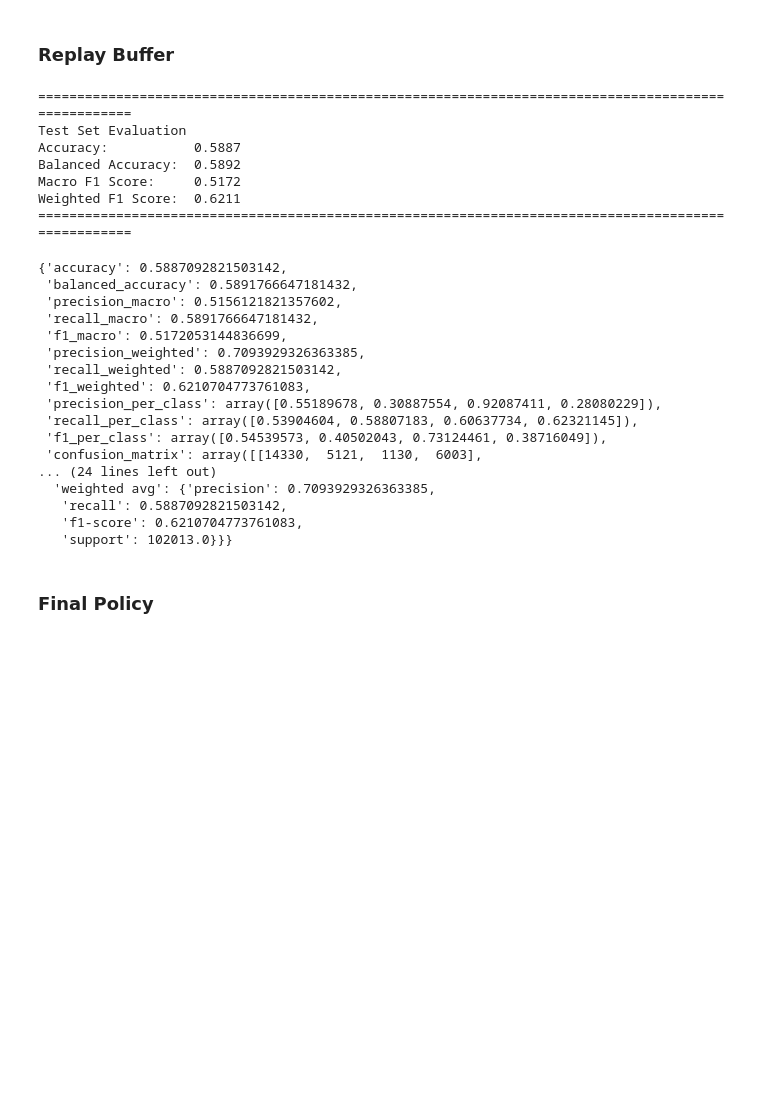
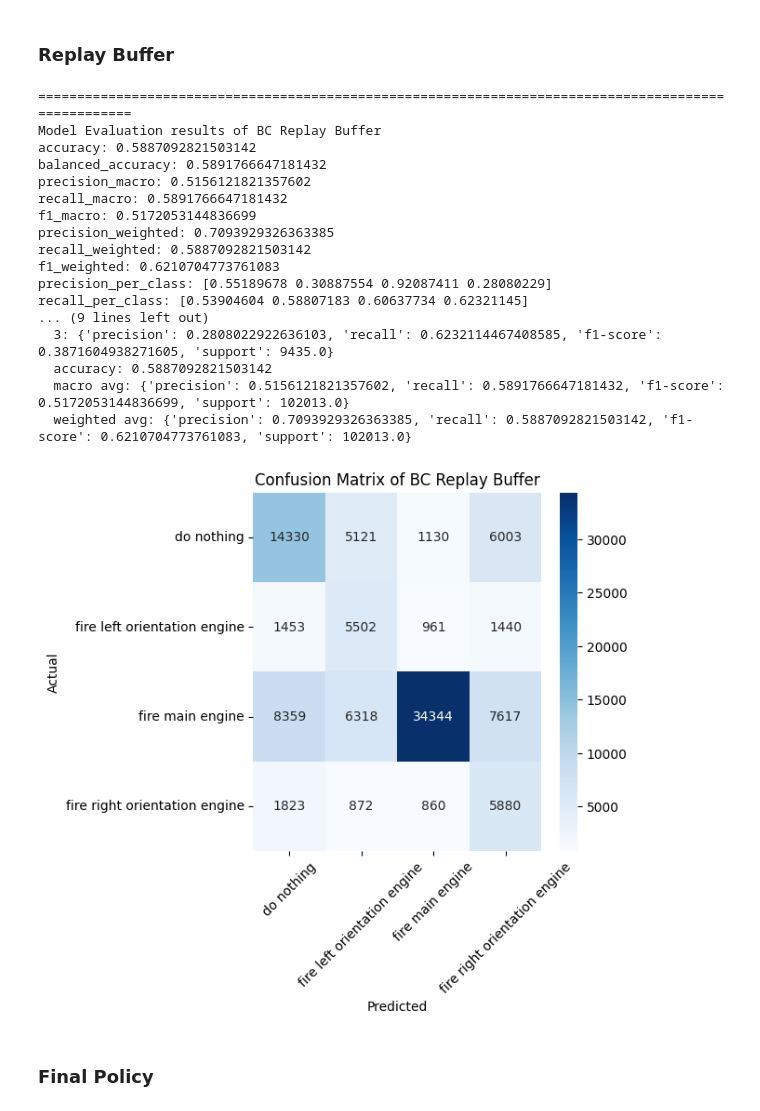
Before and after one commit to andonov16/Offline_RL_BSc_Thesis, a Jupyter notebook: notebooks/bc_evaluation.ipynb, the cells around one changed output. Saved outputs shown, nothing was run; the diff lists cells and outputs as text; code cells hidden in the pictures; blank space fills up the shorter version.

Commit message:
BC test evaluation setup and live environment evaluation implemented

```diff
--- a/notebooks/bc_evaluation.ipynb
+++ b/notebooks/bc_evaluation.ipynb
@@ -37,9 +54,12 @@ from sklearn.metrics import (
 # %%
+from typing import Tuple
+
+
 def evaluate_model_test_dataset(model: torch.nn.Module,
                                 device: torch.device,
                                 test_df: pd.DataFrame,
                                 norm_technique_script: NormalizationModule,
-                                selected_features: List[str]):
+                                selected_features: List[str]) -> Tuple[dict, np.array]:
     model.eval()
     model.to(device)
 
@@ -61,11 +81,9 @@ def evaluate_model_test_dataset(model: torch.nn.Module,
             all_preds.append(preds.cpu())
             all_labels.append(labels.cpu())
 
-    # Aggregate predictions and labels
     y_pred = torch.cat(all_preds).numpy()
     y_true = torch.cat(all_labels).numpy()
 
-    # === Compute metrics ===
     bal_acc = balanced_accuracy_score(y_true, y_pred)
     acc = accuracy_score(y_true, y_pred)
 
@@ -82,7 +100,6 @@ def evaluate_model_test_dataset(model: torch.nn.Module,
     cm = confusion_matrix(y_true, y_pred)
     class_report = classification_report(y_true, y_pred, output_dict=True, zero_division=0)
 
-    # === Package results ===
     results = {
         "accuracy": acc,
         "balanced_accuracy": bal_acc,
@@ -99,54 +116,46 @@ def evaluate_model_test_dataset(model: torch.nn.Module,
         "classification_report": class_report
     }
 
-    # Optional: pretty print key metrics
-    print("=" * 100)
-    print("Test Set Evaluation")
-    print(f"Accuracy:           {acc:.4f}")
-    print(f"Balanced Accuracy:  {bal_acc:.4f}")
-    print(f"Macro F1 Score:     {f1_macro:.4f}")
-    print(f"Weighted F1 Score:  {f1_weighted:.4f}")
-    print("=" * 100)
-
-    return results
+    return results, np.array(cm)
 # %% [markdown]
 ### Replay Buffer
 # %%
 rb_test_df = pd.read_parquet('../data/replay_buffer_episodes/rb_test.parquet').drop(columns=['done', 'episode'])
-fp_normalization_technique = torch.jit.load('../models/replay_buffer/normalization/standard_normalization.pt')
-model = torch.jit.load('../models/replay_buffer/BC_standard_refined.pt')
+rb_normalization_technique = torch.jit.load('../models/replay_buffer/normalization/standard_normalization.pt')
+rb_model = torch.jit.load('../models/replay_buffer/BC_standard_refined.pt')
 
 
-evaluate_model_test_dataset(model=model,
+rb_classificiation_repport_dict, rb_confusion_matrix = evaluate_model_test_dataset(model=rb_model,
                             device=torch_device,
                             test_df=rb_test_df,
-                            norm_technique_script=fp_normalization_technique,
+                            norm_technique_script=rb_normalization_technique,
                             selected_features=['X', 'Y', 'lv_X', 'lv_Y', 'reward', 'angle', 'angular_velocity', 'leg_1', 'leg_2'])
+print_model_eval_results(rb_classificiation_repport_dict,
+                         model_name='BC Replay Buffer')
 # %% [output]
 ====================================================================================================
-Test Set Evaluation
-Accuracy:           0.5887
-Balanced Accuracy:  0.5892
-Macro F1 Score:     0.5172
-Weighted F1 Score:  0.6211
-====================================================================================================
+Model Evaluation results of BC Replay Buffer
+accuracy: 0.5887092821503142
+balanced_accuracy: 0.5891766647181432
+precision_macro: 0.5156121821357602
+recall_macro: 0.5891766647181432
+f1_macro: 0.5172053144836699
+precision_weighted: 0.7093929326363385
+recall_weighted: 0.5887092821503142
+f1_weighted: 0.6210704773761083
+precision_per_class: [0.55189678 0.30887554 0.92087411 0.28080229]
+recall_per_class: [0.53904604 0.58807183 0.60637734 0.62321145]
+... (9 lines left out)
+  3: {'precision': 0.2808022922636103, 'recall': 0.6232114467408585, 'f1-score': 0.3871604938271605, 'support': 9435.0}
+  accuracy: 0.5887092821503142
+  macro avg: {'precision': 0.5156121821357602, 'recall': 0.5891766647181432, 'f1-score': 0.5172053144836699, 'support': 102013.0}
+  weighted avg: {'precision': 0.7093929326363385, 'recall': 0.5887092821503142, 'f1-score': 0.6210704773761083, 'support': 102013.0}
-{'accuracy': 0.5887092821503142,
- 'balanced_accuracy': 0.5891766647181432,
- 'precision_macro': 0.5156121821357602,
- 'recall_macro': 0.5891766647181432,
- 'f1_macro': 0.5172053144836699,
- 'precision_weighted': 0.7093929326363385,
- 'recall_weighted': 0.5887092821503142,
- 'f1_weighted': 0.6210704773761083,
- 'precision_per_class': array([0.55189678, 0.30887554, 0.92087411, 0.28080229]),
- 'recall_per_class': array([0.53904604, 0.58807183, 0.60637734, 0.62321145]),
- 'f1_per_class': array([0.54539573, 0.40502043, 0.73124461, 0.38716049]),
- 'confusion_matrix': array([[14330,  5121,  1130,  6003],
-... (24 lines left out)
-  'weighted avg': {'precision': 0.7093929326363385,
-   'recall': 0.5887092821503142,
-   'f1-score': 0.6210704773761083,
-   'support': 102013.0}}}
+# %%
+rb_confusion_matrix_fig = plot_confusion_matrix_heatmap(confusion_matrix=rb_confusion_matrix,
+                                                        model_name='BC Replay Buffer',
+                                                        f_size=(5,5))
+# %% [output]
+[figure, added]
 # %% [markdown]
 ### Final Policy
 # %%
```
Also changed, not shown: parts of 13 cells of this notebook, 9 other files.
